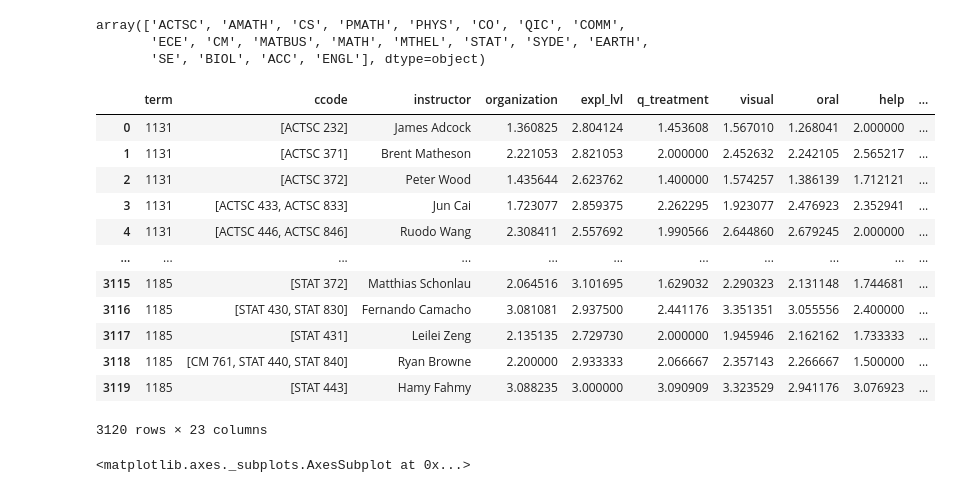
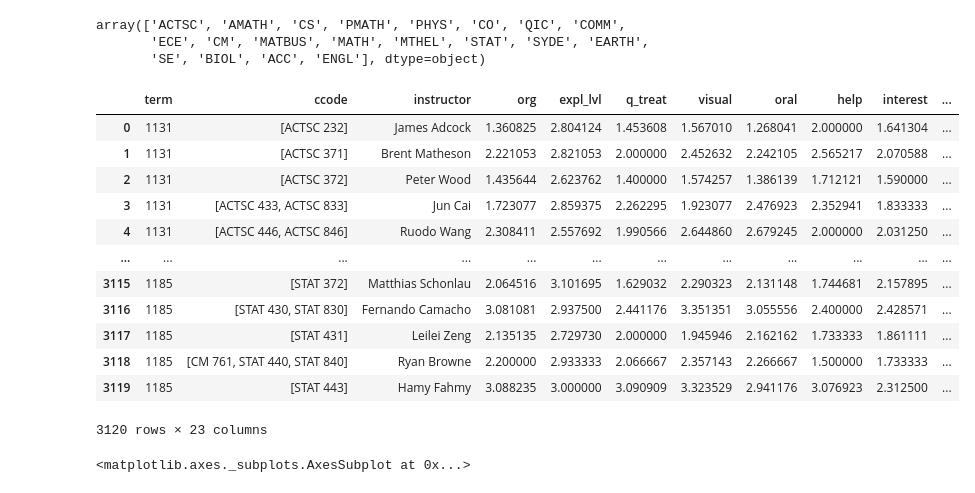
Before and after one commit to Akababa/course_eval, a Jupyter notebook: EDA.ipynb, the cells around one changed output. Cells and saved outputs as stored; diff of their text form; code cells hidden in the pictures.

```diff
--- a/EDA.ipynb
+++ b/EDA.ipynb
@@ -54,25 +56,25 @@ array(['ACTSC', 'AMATH', 'CS', 'PMATH', 'PHYS', 'CO', 'QIC', 'COMM',
        'ECE', 'CM', 'MATBUS', 'MATH', 'MTHEL', 'STAT', 'SYDE', 'EARTH',
        'SE', 'BIOL', 'ACC', 'ENGL'], dtype=object)
 # %%
-df1=df[df.num_responses>10] # only surveys with >10 responses
+df1=df[df.num_resp>10] # only surveys with >10 responses
 df1=df1.groupby("instructor").filter(lambda x:len(x)>2) # only teachers with >=3 classes
 # df1["enrolled"]=df1[["enrolled","num_responses"]].max(axis=1)
 # df1["response_rate"]=df1.num_responses/df1.enrolled
 df1=pd.merge(df1,sal,how='left', left_on=["instructor"],right_on=['name']).drop(['benefits','section'],axis=1)
 df1["title"].fillna(value="Lecturer",inplace=True)
 df1
 # %% [output]
-|  | term | ccode | instructor | organization | expl_lvl | q_treatment | visual | oral | help | ... |
-| 0 | 1131 | [ACTSC 232] | James Adcock | 1.360825 | 2.804124 | 1.453608 | 1.567010 | 1.268041 | 2.000000 | ... |
-| 1 | 1131 | [ACTSC 371] | Brent Matheson | 2.221053 | 2.821053 | 2.000000 | 2.452632 | 2.242105 | 2.565217 | ... |
-| 2 | 1131 | [ACTSC 372] | Peter Wood | 1.435644 | 2.623762 | 1.400000 | 1.574257 | 1.386139 | 1.712121 | ... |
-| 3 | 1131 | [ACTSC 433, ACTSC 833] | Jun Cai | 1.723077 | 2.859375 | 2.262295 | 1.923077 | 2.476923 | 2.352941 | ... |
-| 4 | 1131 | [ACTSC 446, ACTSC 846] | Ruodo Wang | 2.308411 | 2.557692 | 1.990566 | 2.644860 | 2.679245 | 2.000000 | ... |
-| ... | ... | ... | ... | ... | ... | ... | ... | ... | ... | ... |
-| 3115 | 1185 | [STAT 372] | Matthias Schonlau | 2.064516 | 3.101695 | 1.629032 | 2.290323 | 2.131148 | 1.744681 | ... |
-| 3116 | 1185 | [STAT 430, STAT 830] | Fernando Camacho | 3.081081 | 2.937500 | 2.441176 | 3.351351 | 3.055556 | 2.400000 | ... |
-| 3117 | 1185 | [STAT 431] | Leilei Zeng | 2.135135 | 2.729730 | 2.000000 | 1.945946 | 2.162162 | 1.733333 | ... |
-| 3118 | 1185 | [CM 761, STAT 440, STAT 840] | Ryan Browne | 2.200000 | 2.933333 | 2.066667 | 2.357143 | 2.266667 | 1.500000 | ... |
-| 3119 | 1185 | [STAT 443] | Hamy Fahmy | 3.088235 | 3.000000 | 3.090909 | 3.323529 | 2.941176 | 3.076923 | ... |
+|  | term | ccode | instructor | org | expl_lvl | q_treat | visual | oral | help | interest | ... |
+| 0 | 1131 | [ACTSC 232] | James Adcock | 1.360825 | 2.804124 | 1.453608 | 1.567010 | 1.268041 | 2.000000 | 1.641304 | ... |
+| 1 | 1131 | [ACTSC 371] | Brent Matheson | 2.221053 | 2.821053 | 2.000000 | 2.452632 | 2.242105 | 2.565217 | 2.070588 | ... |
+| 2 | 1131 | [ACTSC 372] | Peter Wood | 1.435644 | 2.623762 | 1.400000 | 1.574257 | 1.386139 | 1.712121 | 1.590000 | ... |
+| 3 | 1131 | [ACTSC 433, ACTSC 833] | Jun Cai | 1.723077 | 2.859375 | 2.262295 | 1.923077 | 2.476923 | 2.352941 | 1.833333 | ... |
+| 4 | 1131 | [ACTSC 446, ACTSC 846] | Ruodo Wang | 2.308411 | 2.557692 | 1.990566 | 2.644860 | 2.679245 | 2.000000 | 2.031250 | ... |
+| ... | ... | ... | ... | ... | ... | ... | ... | ... | ... | ... | ... |
+| 3115 | 1185 | [STAT 372] | Matthias Schonlau | 2.064516 | 3.101695 | 1.629032 | 2.290323 | 2.131148 | 1.744681 | 2.157895 | ... |
+| 3116 | 1185 | [STAT 430, STAT 830] | Fernando Camacho | 3.081081 | 2.937500 | 2.441176 | 3.351351 | 3.055556 | 2.400000 | 2.428571 | ... |
+| 3117 | 1185 | [STAT 431] | Leilei Zeng | 2.135135 | 2.729730 | 2.000000 | 1.945946 | 2.162162 | 1.733333 | 1.861111 | ... |
+| 3118 | 1185 | [CM 761, STAT 440, STAT 840] | Ryan Browne | 2.200000 | 2.933333 | 2.066667 | 2.357143 | 2.266667 | 1.500000 | 1.733333 | ... |
+| 3119 | 1185 | [STAT 443] | Hamy Fahmy | 3.088235 | 3.000000 | 3.090909 | 3.323529 | 2.941176 | 3.076923 | 2.312500 | ... |
 3120 rows × 23 columns
 # %%
```
Also changed, not shown: parts of 7 cells of this notebook, 1 other file.
